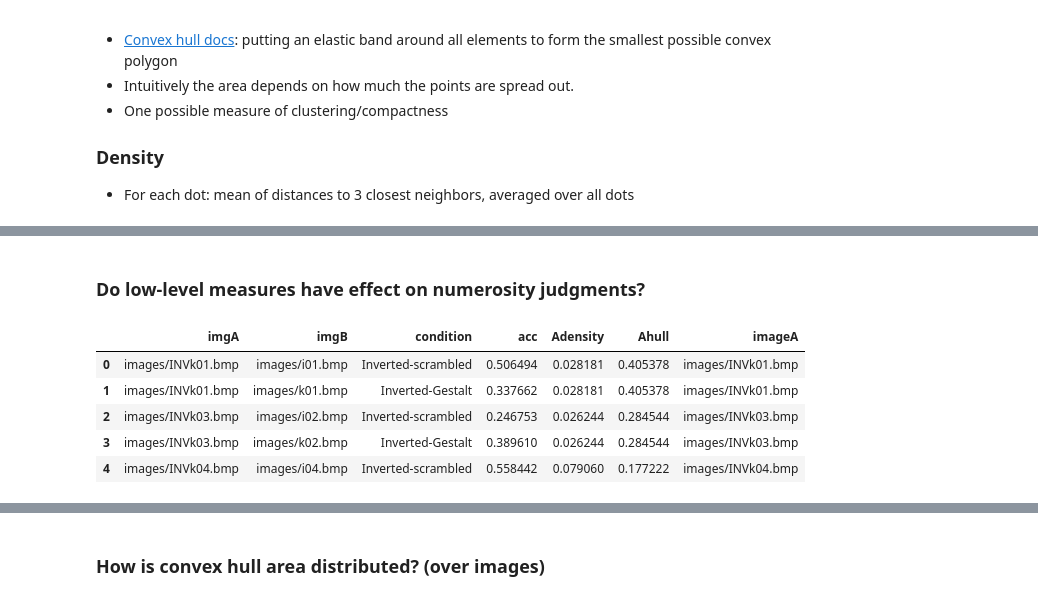
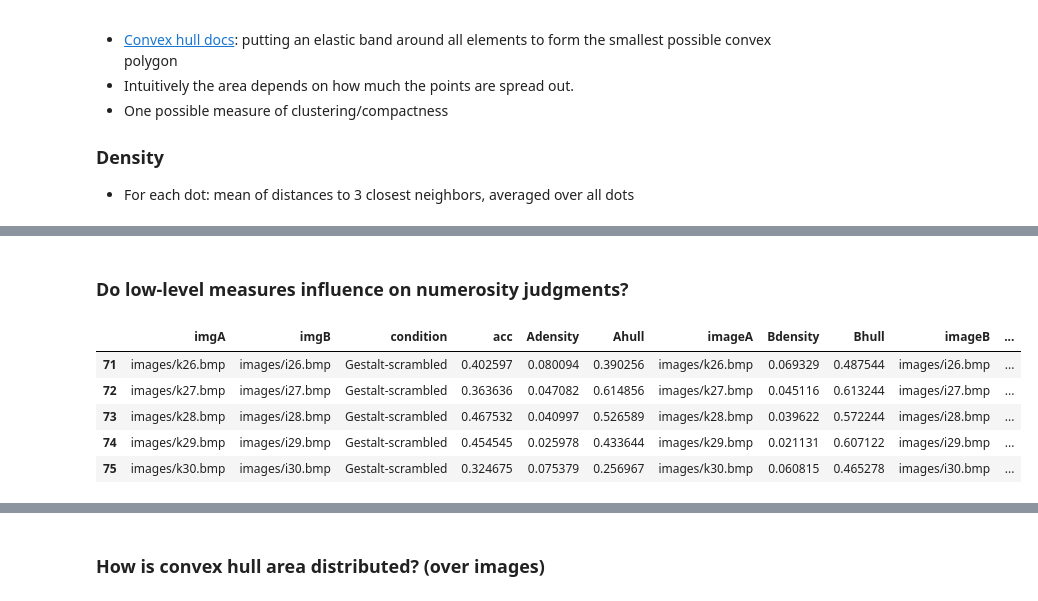
Before and after one commit to hoenir/GestaltAppreciation, a Jupyter notebook: analysis/AppreciationNumerosity.ipynb, the cells around one changed output, grey strips where cells are left out. Saved outputs shown, nothing was run; the diff lists cells and outputs as text; code cells hidden in the pictures.

```diff
--- a/analysis/AppreciationNumerosity.ipynb
+++ b/analysis/AppreciationNumerosity.ipynb
@@ -287,2 +286,2 @@ Relevant vars:
 # %%
-dfNum.to_csv('dfNum.csv', sep='\t')
+dfNum = pd.read_csv("dfNum.csv", sep='\t')
@@ -507,15 +512,21 @@ condition[T.inverted]:hull:density     10.2591     14.186      0.723      0.470
 condition[T.scrambled]:hull:density   -20.5027     12.124     -1.691      0.091       -44.266     3.260
 =======================================================================================================
 # %% [markdown]
-### Do low-level measures have effect on numerosity judgments?
+### Do low-level measures influence on numerosity judgments?
 # %%
-dfnummerged= pd.merge(dfimnum, stims, how='outer', left_on='imgA', right_on='images')
+dfnummerged= pd.merge(dfimnum, stims, how='left', left_on='imgA', right_on='images')
 dfnummerged = dfnummerged.rename(columns={'hull': 'Ahull','density': 'Adensity', 'images': 'imageA' })
-dfnummerged.head()
+dfnummerged= pd.merge(dfnummerged, stims, how='left', left_on='imgB', right_on='images')
+dfnummerged = dfnummerged.rename(columns={'hull': 'Bhull','density': 'Bdensity', 'images': 'imageB' })
+dfnummerged["hullDiff"]= dfnummerged.Ahull-dfnummerged.Bhull
+dfnummerged["densDiff"]= dfnummerged.Adensity-dfnummerged.Bdensity
+dfnummerged["img"]= dfnummerged['imgA'].str.extract("(\d+)", expand=False).astype(int)
+
+dfnummerged.tail()
 # %% [output]
-|  | imgA | imgB | condition | acc | Adensity | Ahull | imageA |
-| 0 | images/INVk01.bmp | images/i01.bmp | Inverted-scrambled | 0.506494 | 0.028181 | 0.405378 | images/INVk01.bmp |
-| 1 | images/INVk01.bmp | images/k01.bmp | Inverted-Gestalt | 0.337662 | 0.028181 | 0.405378 | images/INVk01.bmp |
-| 2 | images/INVk03.bmp | images/i02.bmp | Inverted-scrambled | 0.246753 | 0.026244 | 0.284544 | images/INVk03.bmp |
-| 3 | images/INVk03.bmp | images/k02.bmp | Inverted-Gestalt | 0.389610 | 0.026244 | 0.284544 | images/INVk03.bmp |
-| 4 | images/INVk04.bmp | images/i04.bmp | Inverted-scrambled | 0.558442 | 0.079060 | 0.177222 | images/INVk04.bmp |
+|  | imgA | imgB | condition | acc | Adensity | Ahull | imageA | Bdensity | Bhull | imageB | ... |
+| 71 | images/k26.bmp | images/i26.bmp | Gestalt-scrambled | 0.402597 | 0.080094 | 0.390256 | images/k26.bmp | 0.069329 | 0.487544 | images/i26.bmp | ... |
+| 72 | images/k27.bmp | images/i27.bmp | Gestalt-scrambled | 0.363636 | 0.047082 | 0.614856 | images/k27.bmp | 0.045116 | 0.613244 | images/i27.bmp | ... |
+| 73 | images/k28.bmp | images/i28.bmp | Gestalt-scrambled | 0.467532 | 0.040997 | 0.526589 | images/k28.bmp | 0.039622 | 0.572244 | images/i28.bmp | ... |
+| 74 | images/k29.bmp | images/i29.bmp | Gestalt-scrambled | 0.454545 | 0.025978 | 0.433644 | images/k29.bmp | 0.021131 | 0.607122 | images/i29.bmp | ... |
+| 75 | images/k30.bmp | images/i30.bmp | Gestalt-scrambled | 0.324675 | 0.075379 | 0.256967 | images/k30.bmp | 0.060815 | 0.465278 | images/i30.bmp | ... |
```
Also changed, not shown: parts of 40 cells of this notebook, 3 other files.
